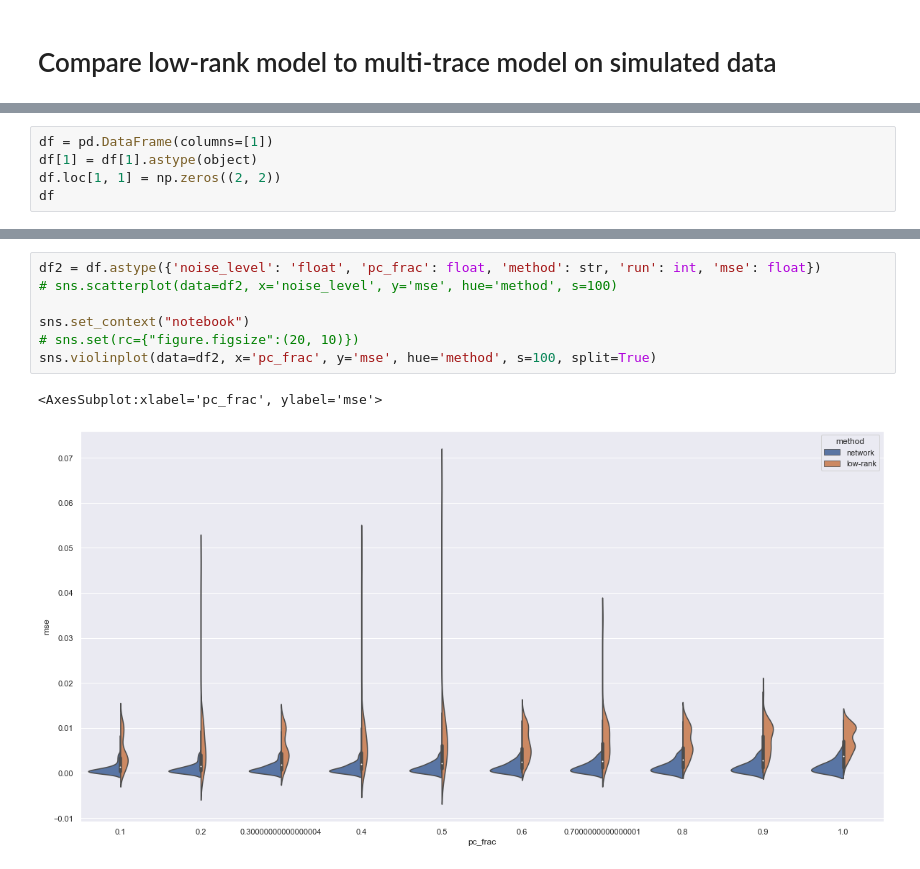
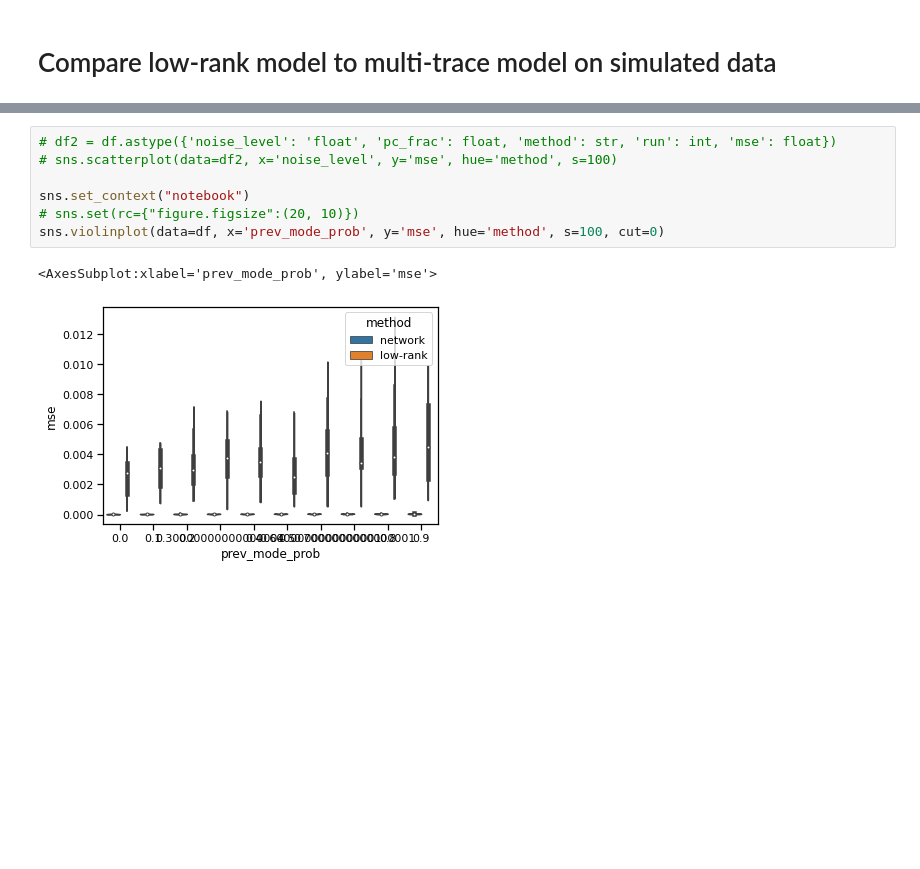
Before and after one commit to bantin/PhoRC, a Jupyter notebook: opsin_subtraction_experiments/synthetic-validation.ipynb, the cells around one changed output, grey strips where cells are left out. Saved outputs shown, nothing was run; the diff lists cells and outputs as text; blank space fills up the shorter version.

```diff
--- a/opsin_subtraction_experiments/synthetic-validation.ipynb
+++ b/opsin_subtraction_experiments/synthetic-validation.ipynb
@@ -100,5 +106,0 @@ ValueError: Data must be 1-dimensional
-# %%
-df = pd.DataFrame(columns=[1])
-df[1] = df[1].astype(object)
-df.loc[1, 1] = np.zeros((2, 2))
-df
@@ -115,10 +107,10 @@ TypeError: unhashable type: 'DeviceArray'
 # %%
-df2 = df.astype({'noise_level': 'float', 'pc_frac': float, 'method': str, 'run': int, 'mse': float})
+# df2 = df.astype({'noise_level': 'float', 'pc_frac': float, 'method': str, 'run': int, 'mse': float})
 # sns.scatterplot(data=df2, x='noise_level', y='mse', hue='method', s=100)
 
 sns.set_context("notebook")
 # sns.set(rc={"figure.figsize":(20, 10)})
-sns.violinplot(data=df2, x='pc_frac', y='mse', hue='method', s=100, split=True)
+sns.violinplot(data=df, x='prev_mode_prob', y='mse', hue='method', s=100, cut=0)
 # %% [output]
-<AxesSubplot:xlabel='pc_frac', ylabel='mse'>
+<AxesSubplot:xlabel='prev_mode_prob', ylabel='mse'>
-[figure, old version]
+[figure, new version]
```
Also changed, not shown: parts of 10 cells of this notebook, 7 other files.
